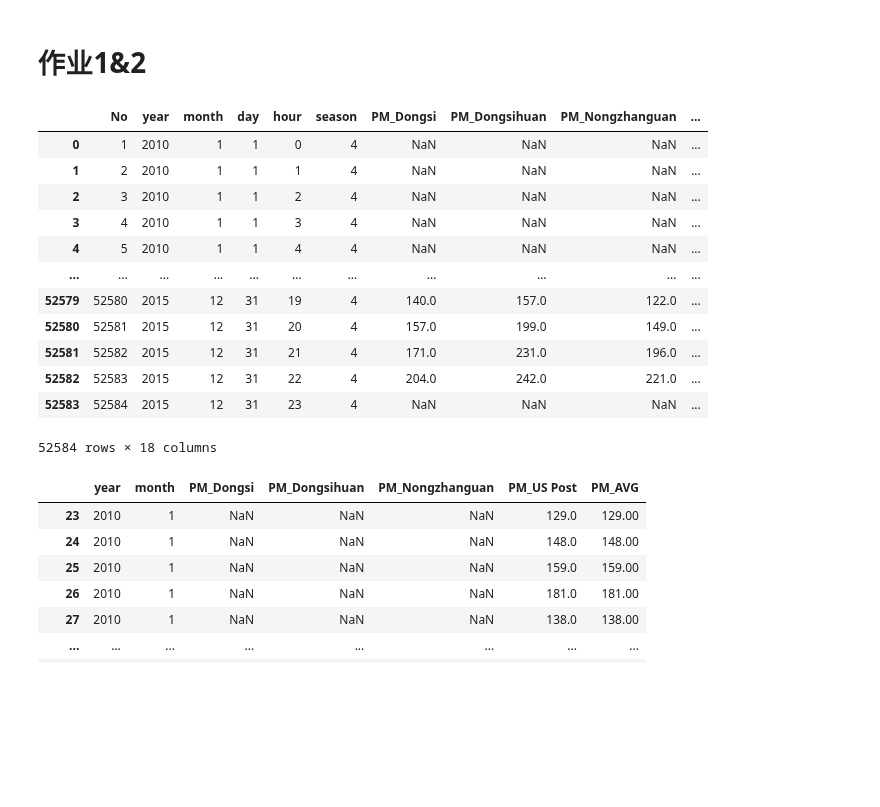
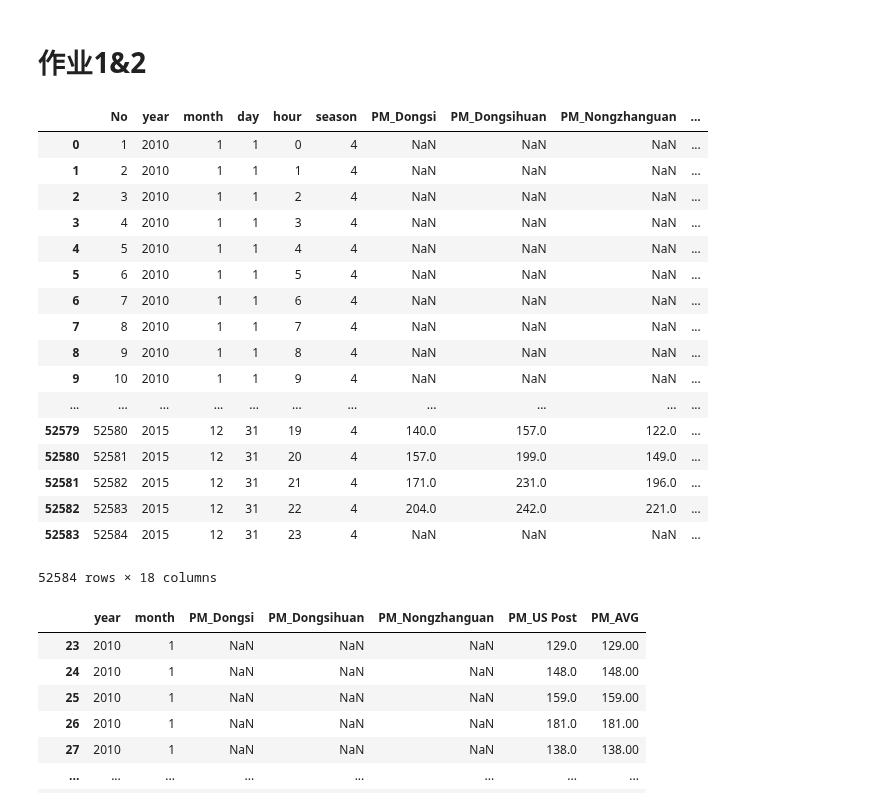
Before and after one commit to DuoLife-QNL/Python_data_analysis, a Jupyter notebook: haze_1&2.ipynb, the cells around one changed output. Cells and saved outputs as stored; diff of their text form; code cells hidden in the pictures; blank space fills up the shorter version.

```diff
--- a/haze_1&2.ipynb
+++ b/haze_1&2.ipynb
@@ -5,15 +5,20 @@ import pandas as pd
 import numpy as np
 import seaborn as sns
 # %%
-df = pd.read_csv('BeijingPM20100101_20151231.csv')
+df = pd.read_csv('data\BeijingPM20100101_20151231.csv')
 df
 # %% [output]
 |  | No | year | month | day | hour | season | PM_Dongsi | PM_Dongsihuan | PM_Nongzhanguan | ... |
 | 0 | 1 | 2010 | 1 | 1 | 0 | 4 | NaN | NaN | NaN | ... |
 | 1 | 2 | 2010 | 1 | 1 | 1 | 4 | NaN | NaN | NaN | ... |
 | 2 | 3 | 2010 | 1 | 1 | 2 | 4 | NaN | NaN | NaN | ... |
 | 3 | 4 | 2010 | 1 | 1 | 3 | 4 | NaN | NaN | NaN | ... |
 | 4 | 5 | 2010 | 1 | 1 | 4 | 4 | NaN | NaN | NaN | ... |
+| 5 | 6 | 2010 | 1 | 1 | 5 | 4 | NaN | NaN | NaN | ... |
+| 6 | 7 | 2010 | 1 | 1 | 6 | 4 | NaN | NaN | NaN | ... |
+| 7 | 8 | 2010 | 1 | 1 | 7 | 4 | NaN | NaN | NaN | ... |
+| 8 | 9 | 2010 | 1 | 1 | 8 | 4 | NaN | NaN | NaN | ... |
+| 9 | 10 | 2010 | 1 | 1 | 9 | 4 | NaN | NaN | NaN | ... |
 | ... | ... | ... | ... | ... | ... | ... | ... | ... | ... | ... |
 | 52579 | 52580 | 2015 | 12 | 31 | 19 | 4 | 140.0 | 157.0 | 122.0 | ... |
 | 52580 | 52581 | 2015 | 12 | 31 | 20 | 4 | 157.0 | 199.0 | 149.0 | ... |
```
Also changed, not shown: 6 other files.
